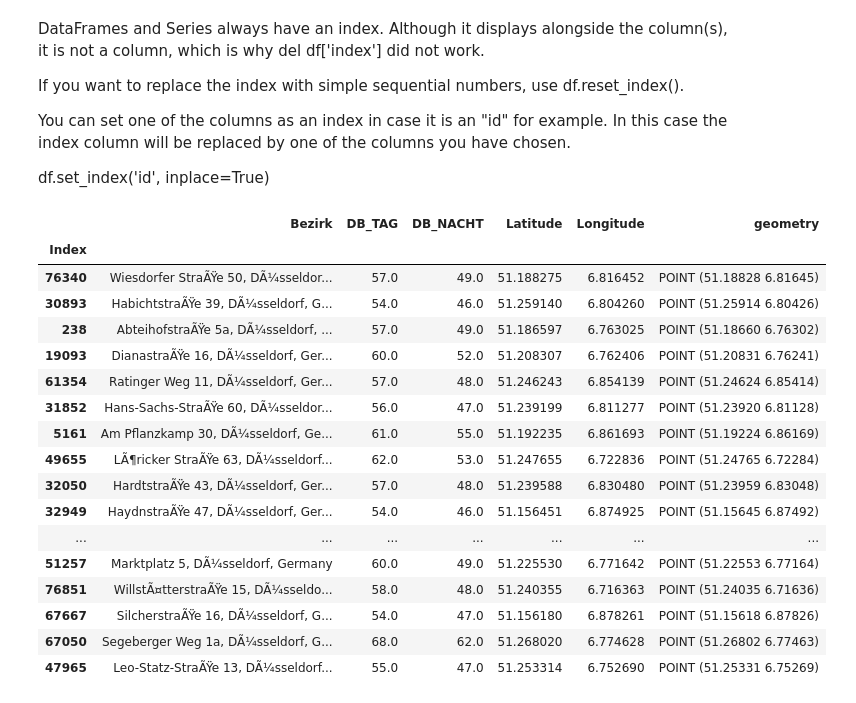
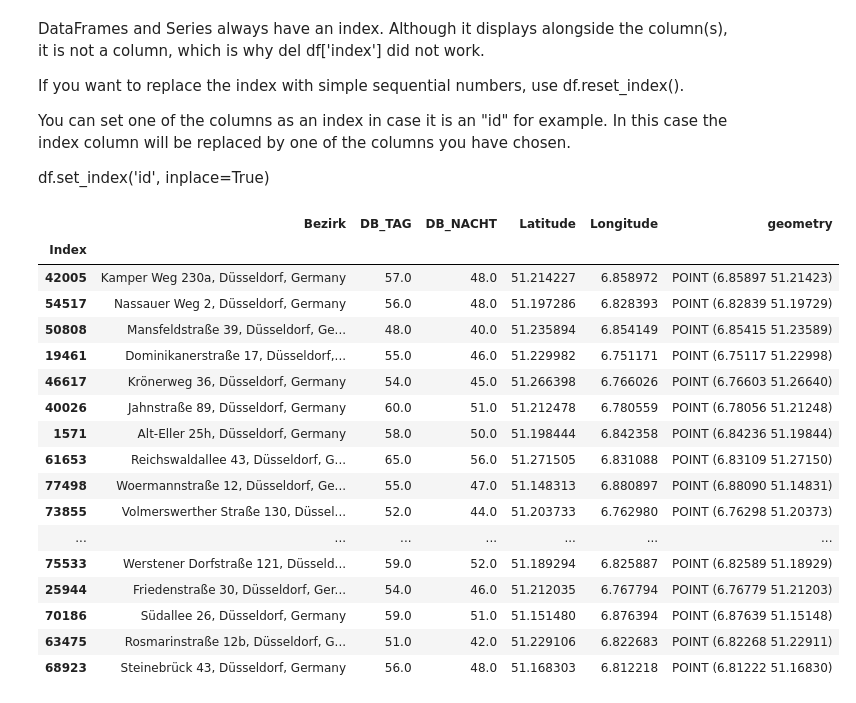
Before and after one commit to MehraveMokhtarian/Dus-Noise-Pollution, a Jupyter notebook: geopandas - Meh2.ipynb, the cells around one changed output. Drawn from its saved outputs; the diff is of its cells as text; code cells hidden in the pictures.

```diff
--- a/geopandas - Meh2.ipynb
+++ b/geopandas - Meh2.ipynb
@@ -50,7 +79,7 @@ from pathlib import Path
 import pyproj
 %matplotlib inline
 # %%
-dataset = pd.read_csv('noise_dus.csv')
+dataset = pd.read_csv('noise.csv')
 # %%
 df = dataset.sample(25)
 # %% [markdown]
@@ -93,25 +122,25 @@ import warnings
 from shapely.errors import ShapelyDeprecationWarning
 warnings.filterwarnings("ignore", category=ShapelyDeprecationWarning)
 # %%
-noise=gpd.GeoDataFrame(df, geometry=gpd.points_from_xy(df.Latitude,df.Longitude,crs="EPSG:4326"))
+noise=gpd.GeoDataFrame(df, geometry=gpd.points_from_xy(df.Longitude,df.Latitude,crs="EPSG:4326"))
 noise
 # %% [output]
 |  | Bezirk | DB_TAG | DB_NACHT | Latitude | Longitude | geometry |
 | Index |  |  |  |  |  |  |
-| 76340 | Wiesdorfer StraÃŸe 50, DÃ¼sseldor... | 57.0 | 49.0 | 51.188275 | 6.816452 | POINT (51.18828 6.81645) |
-| 30893 | HabichtstraÃŸe 39, DÃ¼sseldorf, G... | 54.0 | 46.0 | 51.259140 | 6.804260 | POINT (51.25914 6.80426) |
-| 238 | AbteihofstraÃŸe 5a, DÃ¼sseldorf, ... | 57.0 | 49.0 | 51.186597 | 6.763025 | POINT (51.18660 6.76302) |
-| 19093 | DianastraÃŸe 16, DÃ¼sseldorf, Ger... | 60.0 | 52.0 | 51.208307 | 6.762406 | POINT (51.20831 6.76241) |
-| 61354 | Ratinger Weg 11, DÃ¼sseldorf, Ger... | 57.0 | 48.0 | 51.246243 | 6.854139 | POINT (51.24624 6.85414) |
-| 31852 | Hans-Sachs-StraÃŸe 60, DÃ¼sseldor... | 56.0 | 47.0 | 51.239199 | 6.811277 | POINT (51.23920 6.81128) |
-| 5161 | Am Pflanzkamp 30, DÃ¼sseldorf, Ge... | 61.0 | 55.0 | 51.192235 | 6.861693 | POINT (51.19224 6.86169) |
-| 49655 | LÃ¶ricker StraÃŸe 63, DÃ¼sseldorf... | 62.0 | 53.0 | 51.247655 | 6.722836 | POINT (51.24765 6.72284) |
-| 32050 | HardtstraÃŸe 43, DÃ¼sseldorf, Ger... | 57.0 | 48.0 | 51.239588 | 6.830480 | POINT (51.23959 6.83048) |
-| 32949 | HaydnstraÃŸe 47, DÃ¼sseldorf, Ger... | 54.0 | 46.0 | 51.156451 | 6.874925 | POINT (51.15645 6.87492) |
+| 42005 | Kamper Weg 230a, Düsseldorf, Germany | 57.0 | 48.0 | 51.214227 | 6.858972 | POINT (6.85897 51.21423) |
+| 54517 | Nassauer Weg 2, Düsseldorf, Germany | 56.0 | 48.0 | 51.197286 | 6.828393 | POINT (6.82839 51.19729) |
+| 50808 | Mansfeldstraße 39, Düsseldorf, Ge... | 48.0 | 40.0 | 51.235894 | 6.854149 | POINT (6.85415 51.23589) |
+| 19461 | Dominikanerstraße 17, Düsseldorf,... | 55.0 | 46.0 | 51.229982 | 6.751171 | POINT (6.75117 51.22998) |
+| 46617 | Krönerweg 36, Düsseldorf, Germany | 54.0 | 45.0 | 51.266398 | 6.766026 | POINT (6.76603 51.26640) |
+| 40026 | Jahnstraße 89, Düsseldorf, Germany | 60.0 | 51.0 | 51.212478 | 6.780559 | POINT (6.78056 51.21248) |
+| 1571 | Alt-Eller 25h, Düsseldorf, Germany | 58.0 | 50.0 | 51.198444 | 6.842358 | POINT (6.84236 51.19844) |
+| 61653 | Reichswaldallee 43, Düsseldorf, G... | 65.0 | 56.0 | 51.271505 | 6.831088 | POINT (6.83109 51.27150) |
+| 77498 | Woermannstraße 12, Düsseldorf, Ge... | 55.0 | 47.0 | 51.148313 | 6.880897 | POINT (6.88090 51.14831) |
+| 73855 | Volmerswerther Straße 130, Düssel... | 52.0 | 44.0 | 51.203733 | 6.762980 | POINT (6.76298 51.20373) |
 | ... | ... | ... | ... | ... | ... | ... |
-| 51257 | Marktplatz 5, DÃ¼sseldorf, Germany | 60.0 | 49.0 | 51.225530 | 6.771642 | POINT (51.22553 6.77164) |
-| 76851 | WillstÃ¤tterstraÃŸe 15, DÃ¼sseldo... | 58.0 | 48.0 | 51.240355 | 6.716363 | POINT (51.24035 6.71636) |
-| 67667 | SilcherstraÃŸe 16, DÃ¼sseldorf, G... | 54.0 | 47.0 | 51.156180 | 6.878261 | POINT (51.15618 6.87826) |
-| 67050 | Segeberger Weg 1a, DÃ¼sseldorf, G... | 68.0 | 62.0 | 51.268020 | 6.774628 | POINT (51.26802 6.77463) |
-| 47965 | Leo-Statz-StraÃŸe 13, DÃ¼sseldorf... | 55.0 | 47.0 | 51.253314 | 6.752690 | POINT (51.25331 6.75269) |
+| 75533 | Werstener Dorfstraße 121, Düsseld... | 59.0 | 52.0 | 51.189294 | 6.825887 | POINT (6.82589 51.18929) |
+| 25944 | Friedenstraße 30, Düsseldorf, Ger... | 54.0 | 46.0 | 51.212035 | 6.767794 | POINT (6.76779 51.21203) |
+| 70186 | Südallee 26, Düsseldorf, Germany | 59.0 | 51.0 | 51.151480 | 6.876394 | POINT (6.87639 51.15148) |
+| 63475 | Rosmarinstraße 12b, Düsseldorf, G... | 51.0 | 42.0 | 51.229106 | 6.822683 | POINT (6.82268 51.22911) |
+| 68923 | Steinebrück 43, Düsseldorf, Germany | 56.0 | 48.0 | 51.168303 | 6.812218 | POINT (6.81222 51.16830) |
 # %%
```
Also changed, not shown: parts of 7 cells of this notebook.
